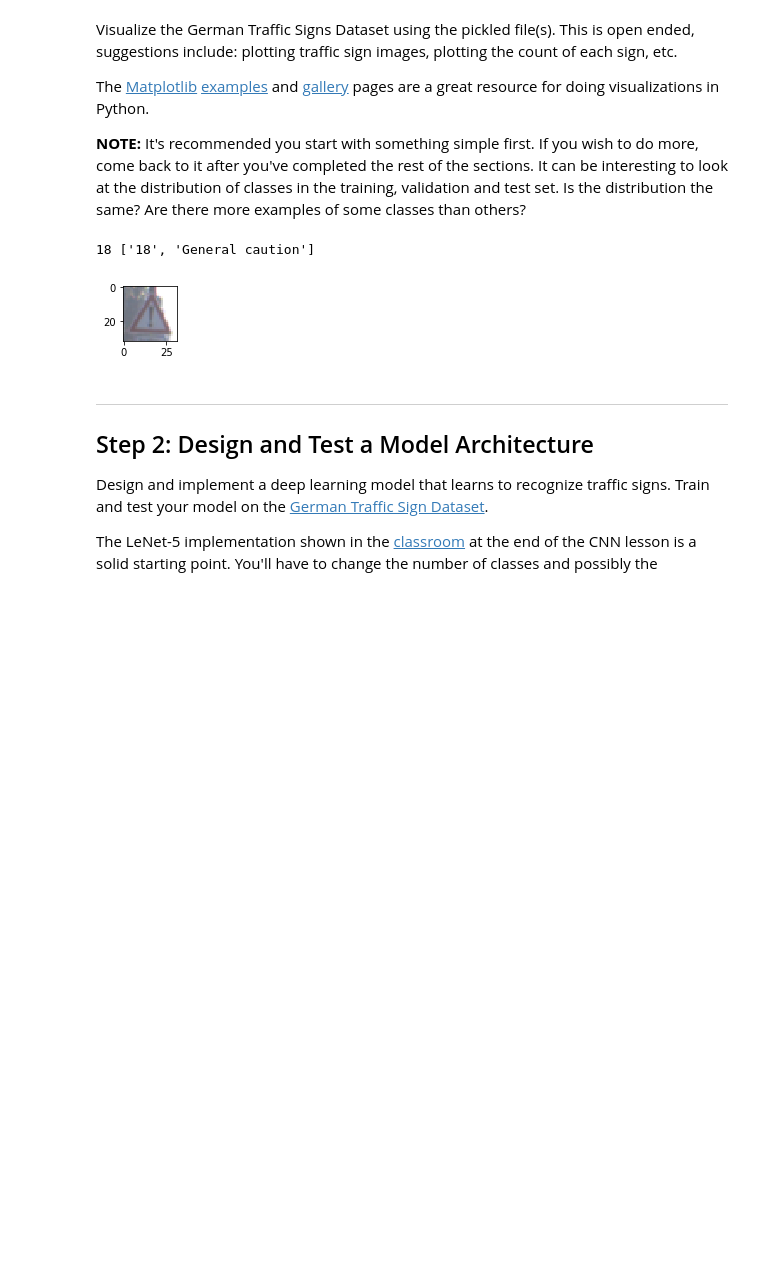
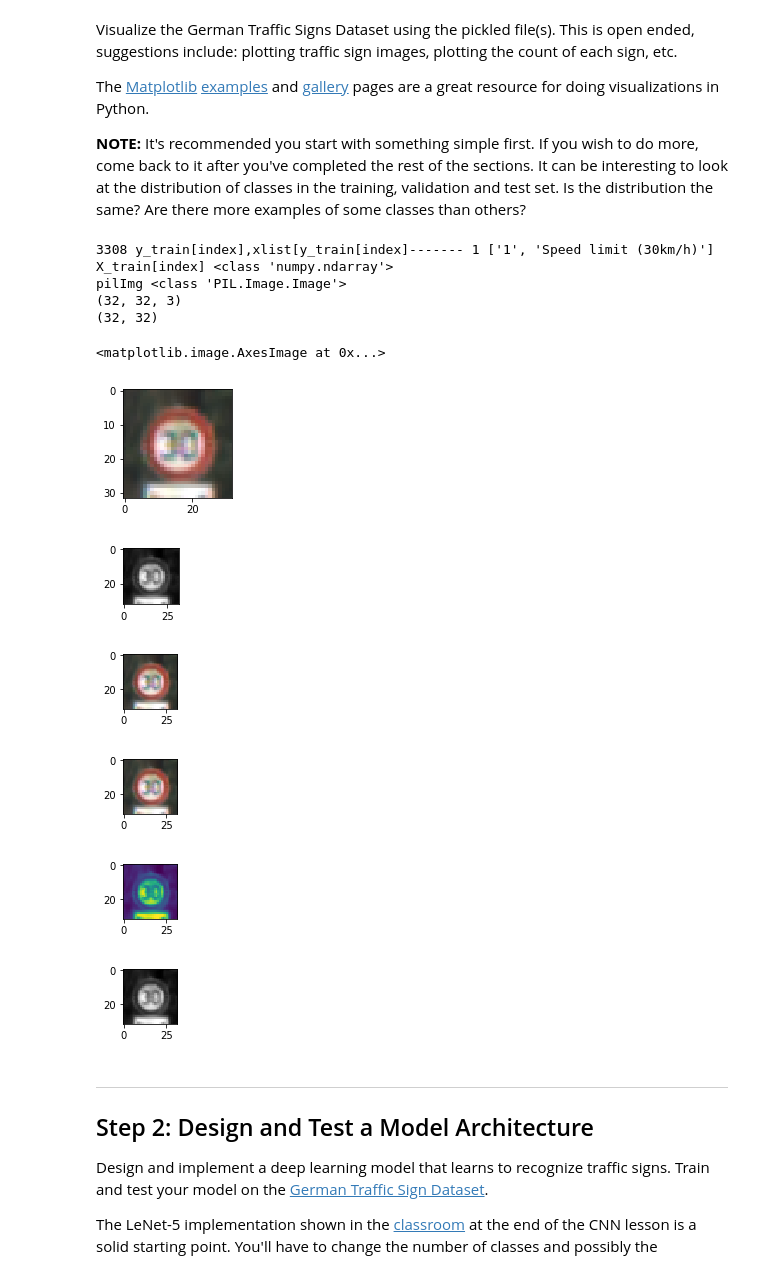
Before and after one commit to KSHIBA-HHQ/CarND-Traffic-Sign-Classifier-Project, a Jupyter notebook: Traffic_Sign_Classifier.ipynb, the cells around one changed output. Drawn from its saved outputs; the diff is of its cells as text; code cells hidden in the pictures; blank space fills up the shorter version.

```diff
--- a/Traffic_Sign_Classifier.ipynb
+++ b/Traffic_Sign_Classifier.ipynb
@@ -194,21 +198,60 @@ The [Matplotlib](http://matplotlib.org/) [examples](http://matplotlib.org/exampl
 # %%
 ### Data exploration visualization code goes here.
 ### Feel free to use as many code cells as needed.
 import matplotlib.pyplot as plt
 # Visualizations will be shown in the notebook.
 %matplotlib inline
 
 
 import random
 index = random.randint(0, len(X_train))
 image = X_train[index].squeeze()
 
+plt.figure(figsize=(2,2))
+plt.imshow(image)  ##plt.imshow(image, cmap="gray")
+
+gray = cv2.cvtColor(X_train[index], cv2.COLOR_BGR2GRAY)
+plt.figure(figsize=(1,2))
+plt.imshow(gray, cmap="gray")
+
+
+
+from PIL import Image
+import numpy as np
+
+print(index,'y_train[index],xlist[y_train[index]-------',y_train[index],xlist[y_train[index]])
+
+print('X_train[index]',type(X_train[index]) )
+pilImg = Image.fromarray(np.uint8(X_train[index]))
+
 plt.figure(figsize=(1,1))
-plt.imshow(image)  ##plt.imshow(image, cmap="gray")
-print(y_train[index],xlist[y_train[index]])
+plt.imshow(pilImg)
+print('pilImg',type(pilImg) )
+
+
+plt.figure(figsize=(1,1))
+plt.imshow(X_train[index])
+print(X_train[index].shape)
+gray2 = cv2.cvtColor(X_train[index], cv2.COLOR_BGR2GRAY)
+plt.figure(figsize=(1,1))
+plt.imshow(gray)
+print(gray.shape)
+
+plt.figure(figsize=(1,1))
+plt.imshow(gray,cmap='gray')
 # %% [output]
-18 ['18', 'General caution']
+3308 y_train[index],xlist[y_train[index]------- 1 ['1', 'Speed limit (30km/h)']
+X_train[index] <class 'numpy.ndarray'>
+pilImg <class 'PIL.Image.Image'>
+(32, 32, 3)
+(32, 32)
+<matplotlib.image.AxesImage at 0x...>
-[figure, old version]
+[figure, new version]
+[figure, added]
+[figure, added]
+[figure, added]
+[figure, added]
+[figure, added]
 # %% [markdown]
 ----
 
```
Also changed, not shown: parts of 3 cells of this notebook.
